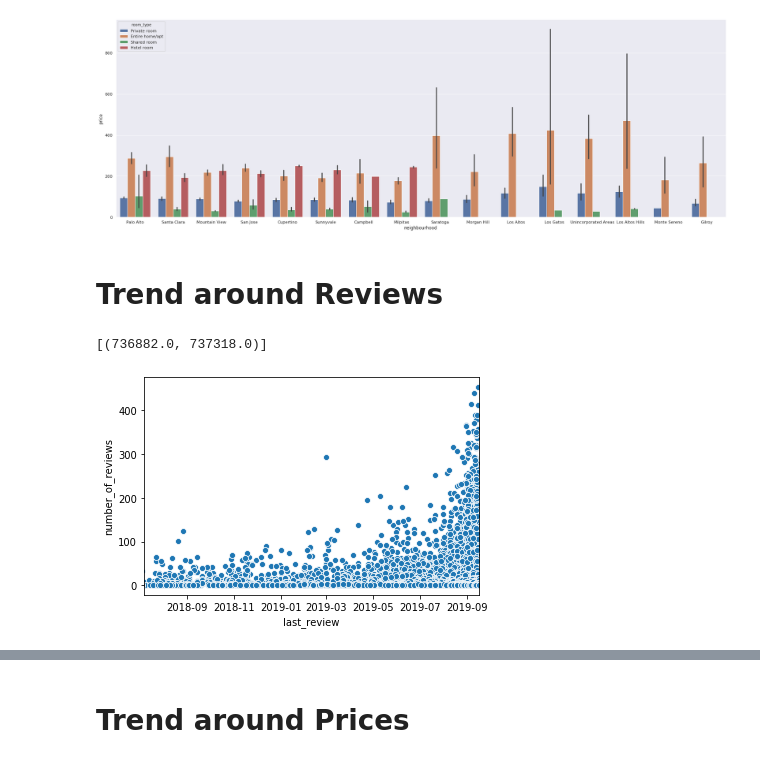
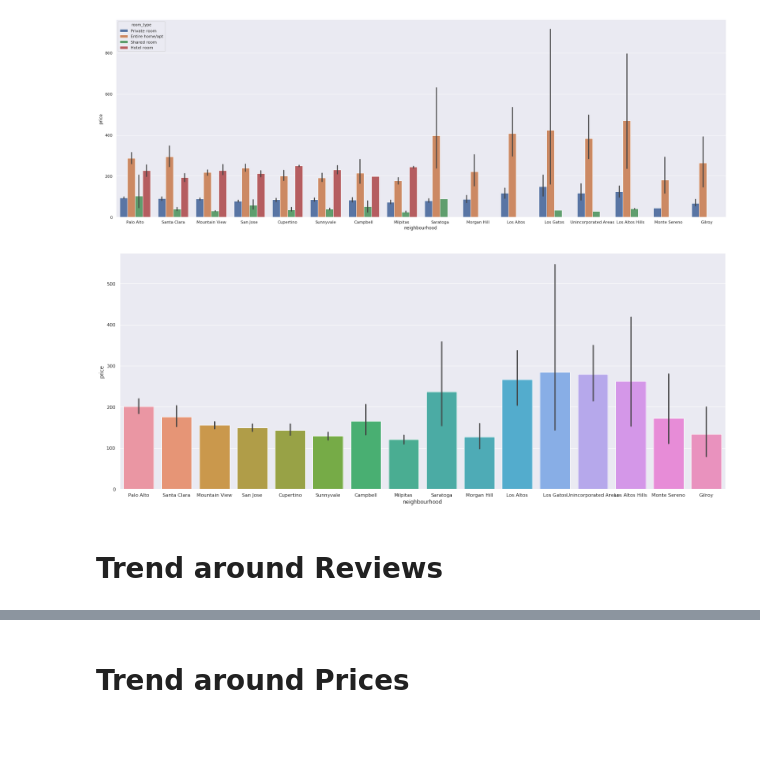
Before and after one commit to nikibhatt/DS-Unit-2-Applied-Modeling, a Jupyter notebook: NB_project2_Final.ipynb, the cells around one changed output, grey strips where cells are left out. Saved outputs shown, nothing was run; the diff lists cells and outputs as text; code cells hidden in the pictures; blank space fills up the shorter version.

```diff
--- a/NB_project2_Final.ipynb
+++ b/NB_project2_Final.ipynb
@@ -108,15 +109,14 @@ ax = sns.barplot(x="neighbourhood", y="price", hue="room_type", data=listings)
 sns.set(rc={'figure.figsize':(25,10)})
 # %% [output]
 [figure]
+# %%
+ax = sns.barplot(x="neighbourhood", y="price", data=listings)
+sns.set(rc={'figure.figsize':(55,10)})
+# %% [output]
+[figure, added]
 # %% [markdown]
 # Trend around Reviews
 # %%
 listings['last_review'] = pd.to_datetime(listings['last_review'], infer_datetime_format=True)
 listings['last_review_month'] = pd.DatetimeIndex(listings['last_review']).month
-
-ax = sns.scatterplot(x="last_review", y="number_of_reviews", data=listings)
-ax.set(xlim=('2018-07-07', '2019-09-16'))
-# %% [output]
-[(736882.0, 737318.0)]
-[figure, removed]
 # %%
```
Also changed, not shown: parts of 24 cells of this notebook.
